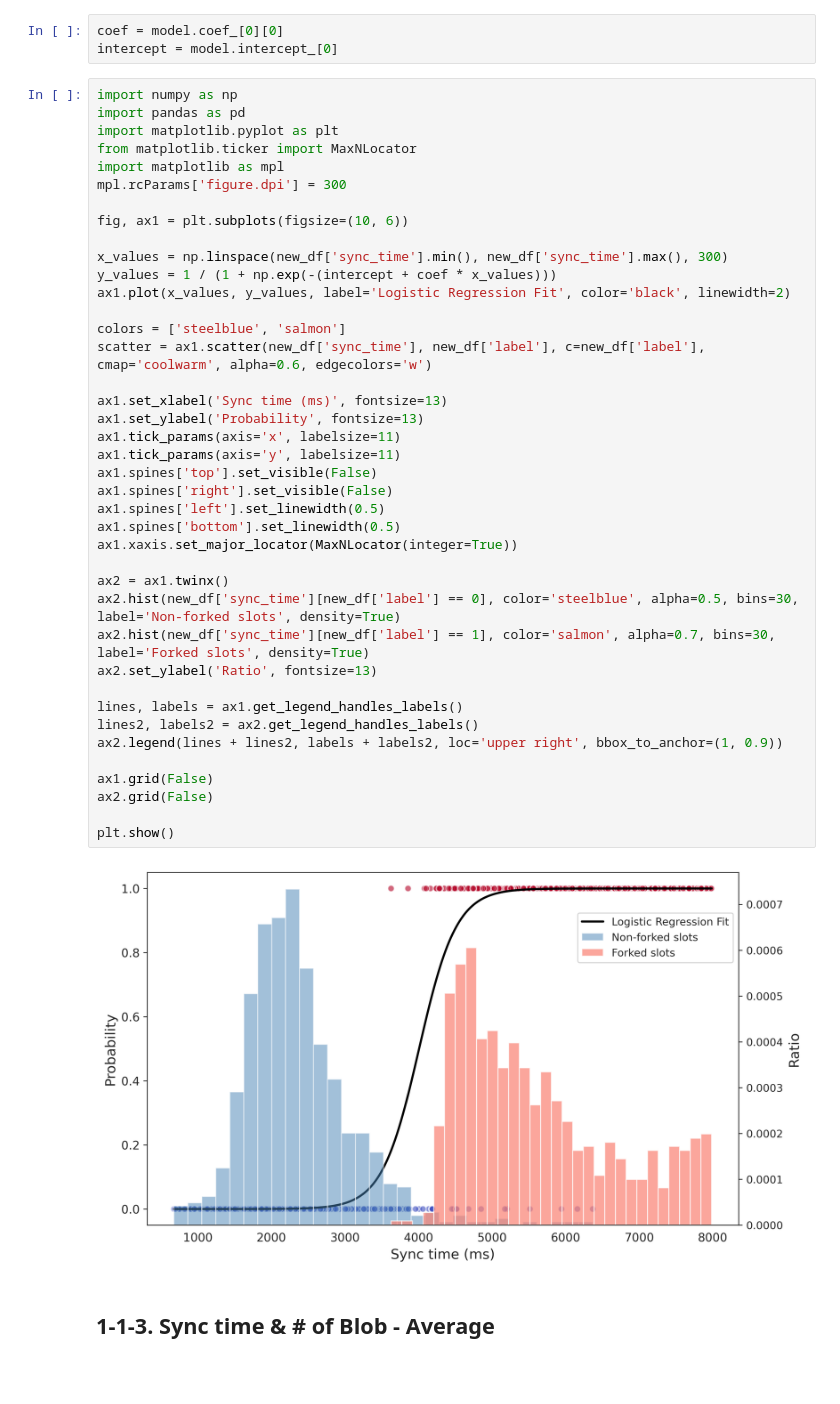
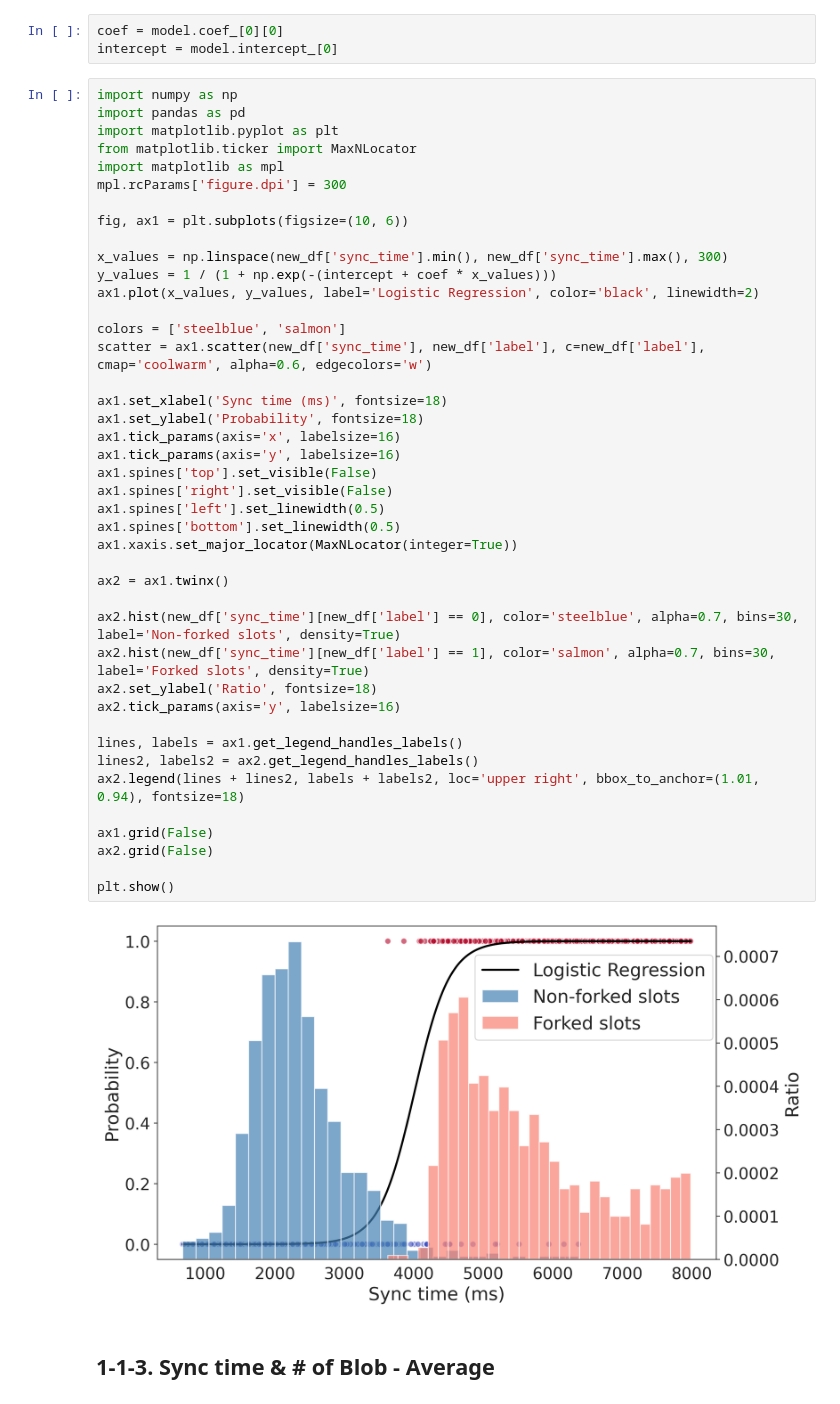
Before and after one commit to etelpmoc/eip4844, a Jupyter notebook: analysis/4-1_consensus_security.ipynb, the cells around one changed output. Saved outputs shown, nothing was run; the diff lists cells and outputs as text; blank space fills up the shorter version.

```diff
--- a/analysis/4-1_consensus_security.ipynb
+++ b/analysis/4-1_consensus_security.ipynb
@@ -399,42 +407,44 @@ import pandas as pd
 import matplotlib.pyplot as plt
 from matplotlib.ticker import MaxNLocator
 import matplotlib as mpl
 mpl.rcParams['figure.dpi'] = 300
 
 fig, ax1 = plt.subplots(figsize=(10, 6))
 
 x_values = np.linspace(new_df['sync_time'].min(), new_df['sync_time'].max(), 300)
 y_values = 1 / (1 + np.exp(-(intercept + coef * x_values)))
-ax1.plot(x_values, y_values, label='Logistic Regression Fit', color='black', linewidth=2)
+ax1.plot(x_values, y_values, label='Logistic Regression', color='black', linewidth=2)
 
 colors = ['steelblue', 'salmon']
 scatter = ax1.scatter(new_df['sync_time'], new_df['label'], c=new_df['label'], cmap='coolwarm', alpha=0.6, edgecolors='w')
 
-ax1.set_xlabel('Sync time (ms)', fontsize=13)
-ax1.set_ylabel('Probability', fontsize=13)
-ax1.tick_params(axis='x', labelsize=11)
-ax1.tick_params(axis='y', labelsize=11)
+ax1.set_xlabel('Sync time (ms)', fontsize=18)
+ax1.set_ylabel('Probability', fontsize=18)
+ax1.tick_params(axis='x', labelsize=16)
+ax1.tick_params(axis='y', labelsize=16)
 ax1.spines['top'].set_visible(False)
 ax1.spines['right'].set_visible(False)
 ax1.spines['left'].set_linewidth(0.5)
 ax1.spines['bottom'].set_linewidth(0.5)
 ax1.xaxis.set_major_locator(MaxNLocator(integer=True))
 
 ax2 = ax1.twinx()
-ax2.hist(new_df['sync_time'][new_df['label'] == 0], color='steelblue', alpha=0.5, bins=30, label='Non-forked slots', density=True)
+
+ax2.hist(new_df['sync_time'][new_df['label'] == 0], color='steelblue', alpha=0.7, bins=30, label='Non-forked slots', density=True)
 ax2.hist(new_df['sync_time'][new_df['label'] == 1], color='salmon', alpha=0.7, bins=30, label='Forked slots', density=True)
-ax2.set_ylabel('Ratio', fontsize=13)
+ax2.set_ylabel('Ratio', fontsize=18)
+ax2.tick_params(axis='y', labelsize=16)
 
 lines, labels = ax1.get_legend_handles_labels()
 lines2, labels2 = ax2.get_legend_handles_labels()
-ax2.legend(lines + lines2, labels + labels2, loc='upper right', bbox_to_anchor=(1, 0.9))
+ax2.legend(lines + lines2, labels + labels2, loc='upper right', bbox_to_anchor=(1.01, 0.94), fontsize=18)
 
 ax1.grid(False)
 ax2.grid(False)
 
 plt.show()
 # %% [output]
-[figure, old version]
+[figure, new version]
 # %% [markdown]
 ## 1-1-3. Sync time & # of Blob - Average
 # %%
```
Also changed, not shown: parts of 20 cells of this notebook.
